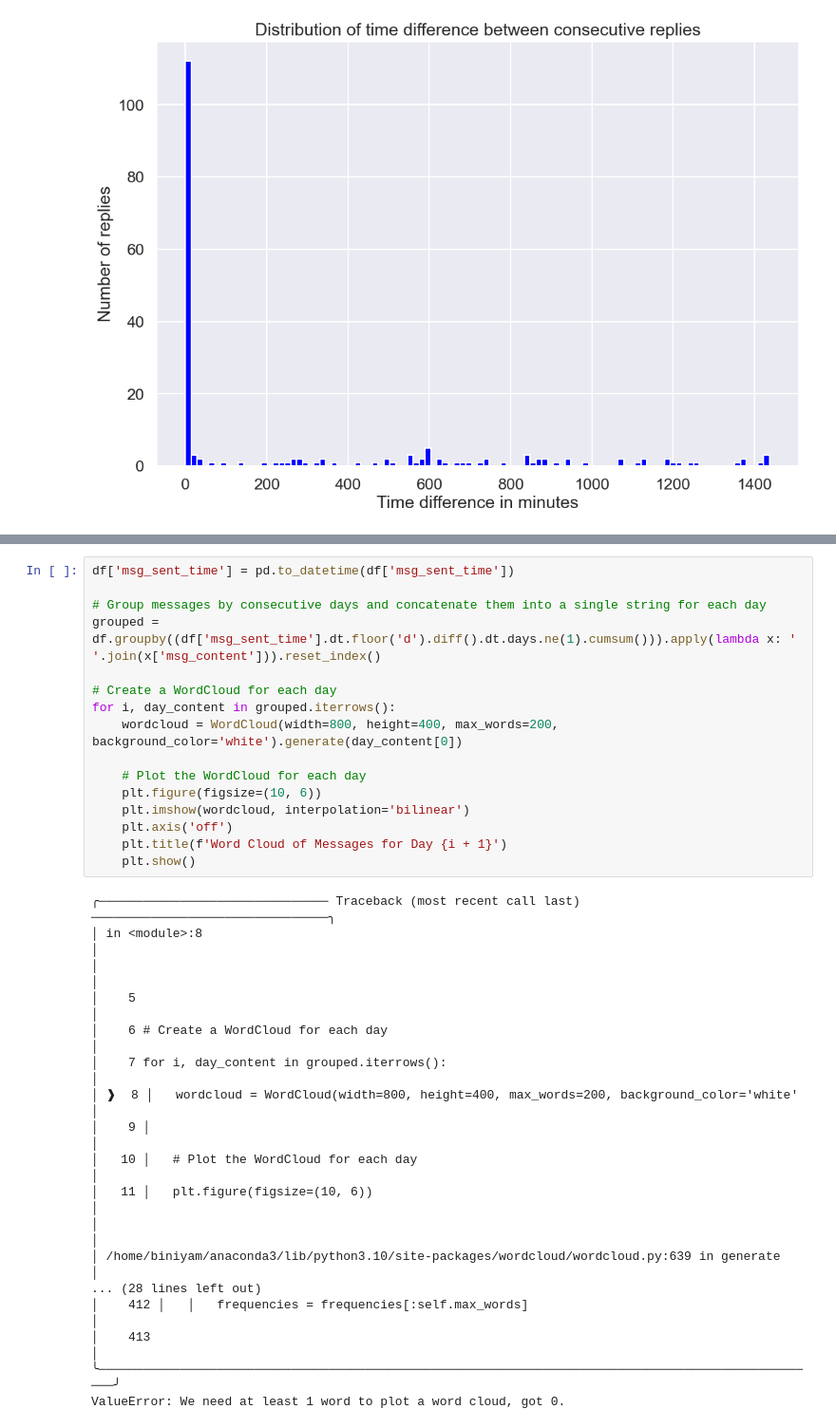
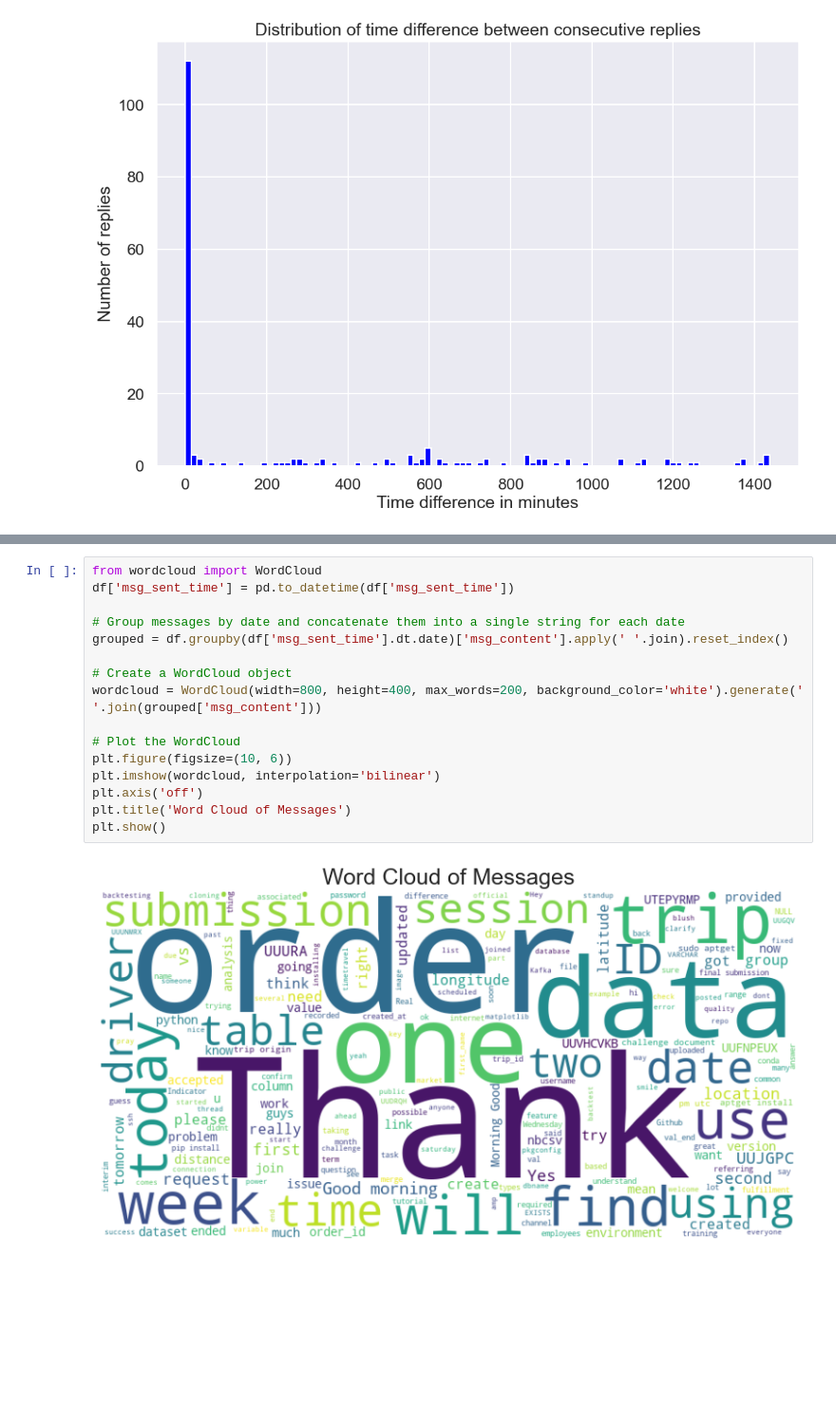
Before and after one commit to biniyam69/tenx-tasks, a Jupyter notebook: notebooks/types_of_messages.ipynb, the cells around one changed output, grey strips where cells are left out. Shown: that part at 95% size. Saved outputs shown, nothing was run; the diff lists cells and outputs as text; blank space fills up the shorter version.

```diff
--- a/notebooks/types_of_messages.ipynb
+++ b/notebooks/types_of_messages.ipynb
@@ -203,36 +201,20 @@ df.head()
 | 3 | Message | Thank you UUJKJGRAQ | Willie Yang | 2022-10-11 12:17:28.418598890 | Text | 2022-10-11 12:11:59.589579105 | 0 | ... |
 | 4 | Message | can i get a recorded tutorial of ... | Nancy Craig | 2022-10-11 15:24:40.342719078 | Text | 2022-10-11 15:24:40.342719078 | 8 | ... |
 # %%
+from wordcloud import WordCloud
 df['msg_sent_time'] = pd.to_datetime(df['msg_sent_time'])
 
-# Group messages by consecutive days and concatenate them into a single string for each day
-grouped = df.groupby((df['msg_sent_time'].dt.floor('d').diff().dt.days.ne(1).cumsum())).apply(lambda x: ' '.join(x['msg_content'])).reset_index()
+# Group messages by date and concatenate them into a single string for each date
+grouped = df.groupby(df['msg_sent_time'].dt.date)['msg_content'].apply(' '.join).reset_index()
 
-# Create a WordCloud for each day
-for i, day_content in grouped.iterrows():
-    wordcloud = WordCloud(width=800, height=400, max_words=200, background_color='white').generate(day_content[0])
+# Create a WordCloud object
+wordcloud = WordCloud(width=800, height=400, max_words=200, background_color='white').generate(' '.join(grouped['msg_content']))
 
-    # Plot the WordCloud for each day
-    plt.figure(figsize=(10, 6))
-    plt.imshow(wordcloud, interpolation='bilinear')
-    plt.axis('off')
-    plt.title(f'Word Cloud of Messages for Day {i + 1}')
-    plt.show()
+# Plot the WordCloud
+plt.figure(figsize=(10, 6))
+plt.imshow(wordcloud, interpolation='bilinear')
+plt.axis('off')
+plt.title('Word Cloud of Messages')
+plt.show()
 # %% [output]
-╭─────────────────────────────── Traceback (most recent call last) ────────────────────────────────╮
-│ in <module>:8                                                                                    │
-│                                                                                                  │
-│    5                                                                                             │
-│    6 # Create a WordCloud for each day                                                           │
-│    7 for i, day_content in grouped.iterrows():                                                   │
-│ ❱  8 │   wordcloud = WordCloud(width=800, height=400, max_words=200, background_color='white'    │
-│    9 │                                                                                           │
-│   10 │   # Plot the WordCloud for each day                                                       │
-│   11 │   plt.figure(figsize=(10, 6))                                                             │
-│                                                                                                  │
-│ /home/biniyam/anaconda3/lib/python3.10/site-packages/wordcloud/wordcloud.py:639 in generate      │
-... (28 lines left out)
-│    412 │   │   frequencies = frequencies[:self.max_words]                                        │
-│    413                                                                                           │
-╰──────────────────────────────────────────────────────────────────────────────────────────────────╯
-ValueError: We need at least 1 word to plot a word cloud, got 0.
+[figure, added]
```
Also changed, not shown: parts of 3 cells of this notebook, 2 other files.
